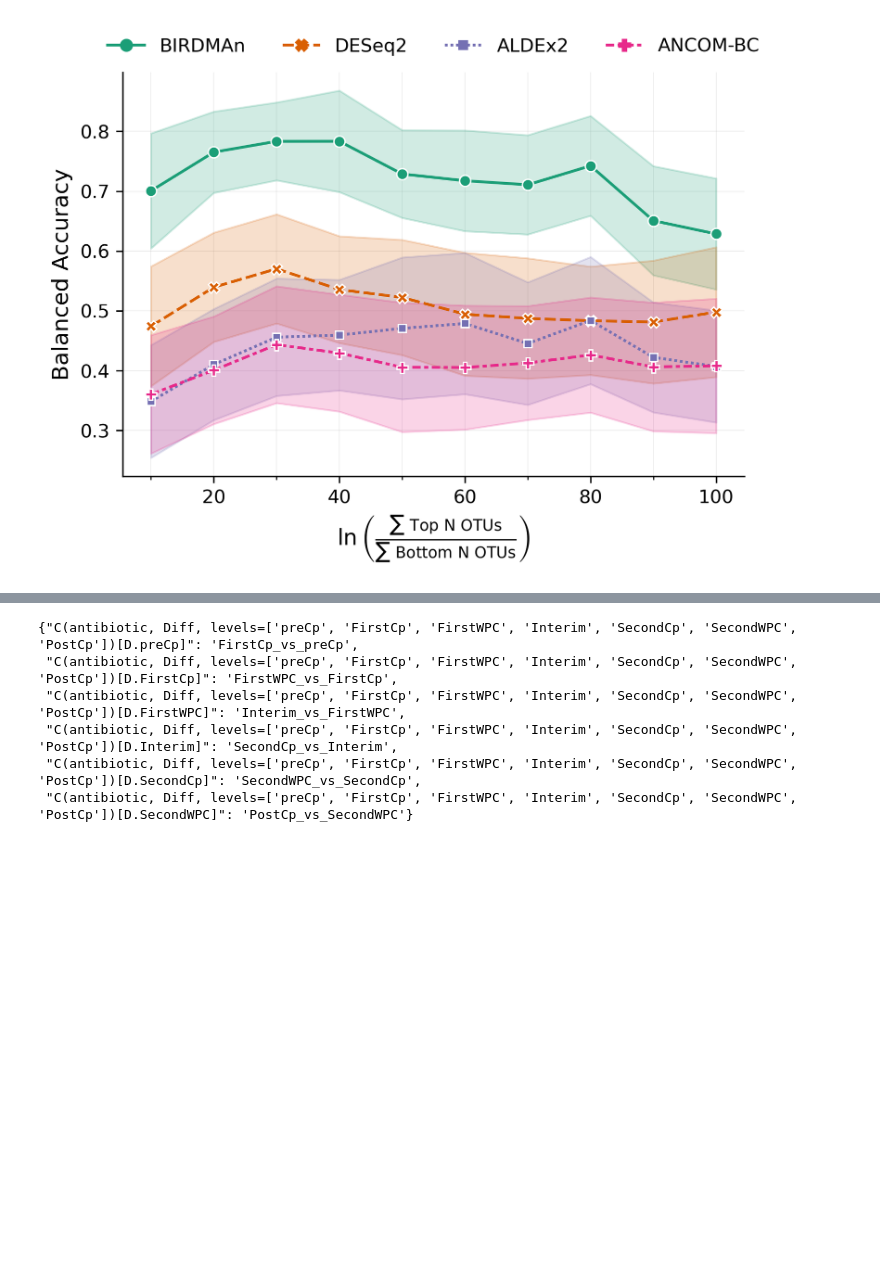
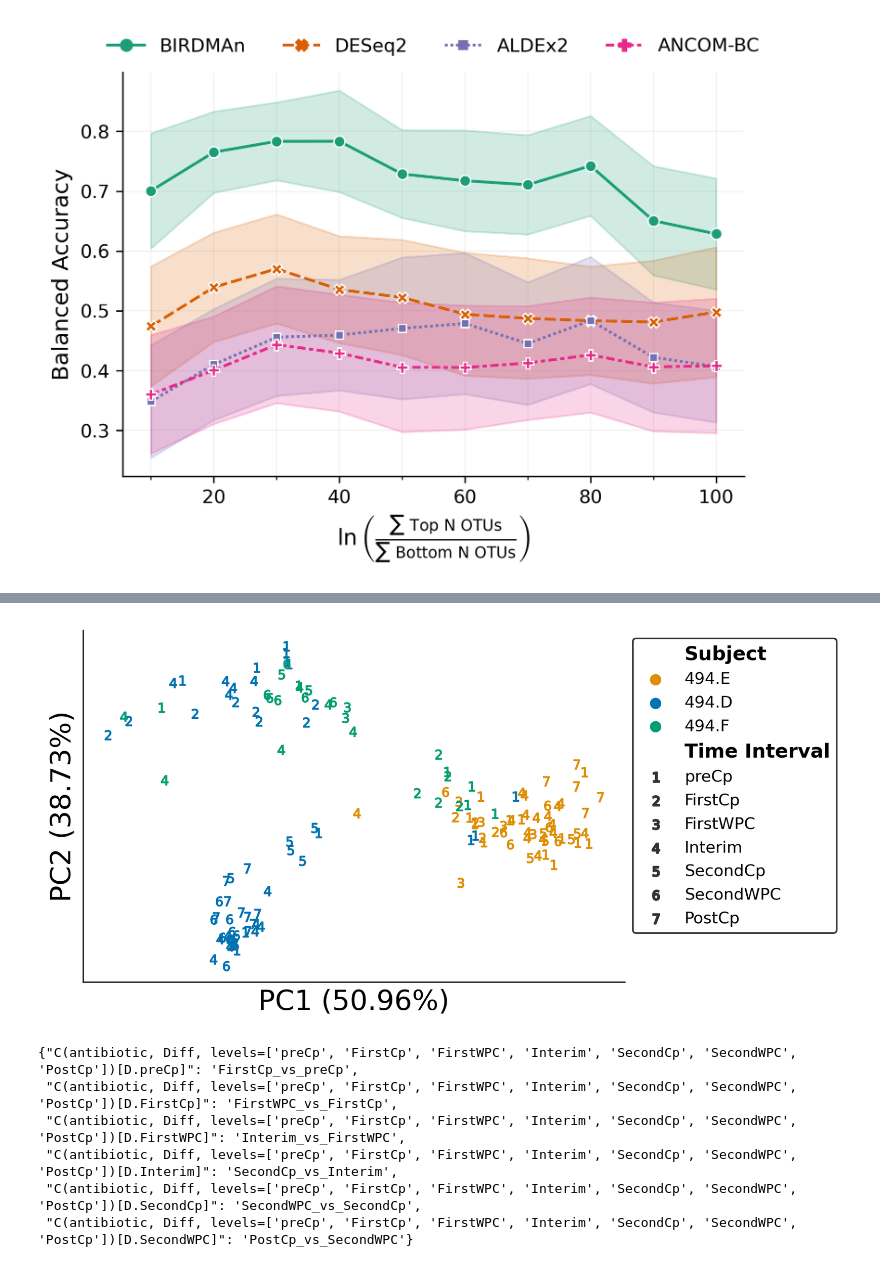
Before and after one commit to knightlab-analyses/birdman-analyses, a Jupyter notebook: notebooks/relman_abx_figures.ipynb, the cells around one changed output, grey strips where cells are left out. Saved outputs shown, nothing was run; the diff lists cells and outputs as text; code cells hidden in the pictures; blank space fills up the shorter version.

Commit message:
new relman

```diff
--- a/notebooks/relman_abx_figures.ipynb
+++ b/notebooks/relman_abx_figures.ipynb
@@ -1223,3 +1211,49 @@ gram_status.groupby("Gram_Status").mean()
+# %%
+fig, ax = plt.subplots(1, 1)
+
+time_markers = dict(zip(
+    levels,
+    [f"${i+1}$" for i in range(len(levels))]
+))
+
+sns.scatterplot(
+    data=samp_axes,
+    x="PC1",
+    y="PC2",
+    hue="Subject",
+    style="Time Interval",
+    palette=subj_palette,
+    markers=time_markers,
+    edgecolor=None,
+    ax=ax,
+)
+
+handles, labels = ax.get_legend_handles_labels()
+ax.legend(
+    handles=handles,
+    loc="upper left",
+    bbox_to_anchor=[1, 1],
+    fontsize="medium",
+    edgecolor="black"
+)
+for t in ax.get_legend().texts:
+    if t._text in ("Subject", "Time Interval"):
+        t.set_weight("bold")
+        t.set_fontsize("large")
+
+prop_exp = ord_res.proportion_explained
+
+ax.set_xticks([])
+ax.set_yticks([])
+
+pc_var = prop_exp * 100
+ax.set_xlabel(f"PC1 ({pc_var[0]:.2f}%)", fontsize="xx-large")
+ax.set_ylabel(f"PC2 ({pc_var[1]:.2f}%)", fontsize="xx-large")
+
+plt.savefig("../figures/relman_abx/rpca_numbers.pdf")
+plt.show()
+# %% [output]
+[figure, added]
 # %%
 import xarray as xr
 
```
Also changed, not shown: parts of 21 cells of this notebook, 8 other files.
